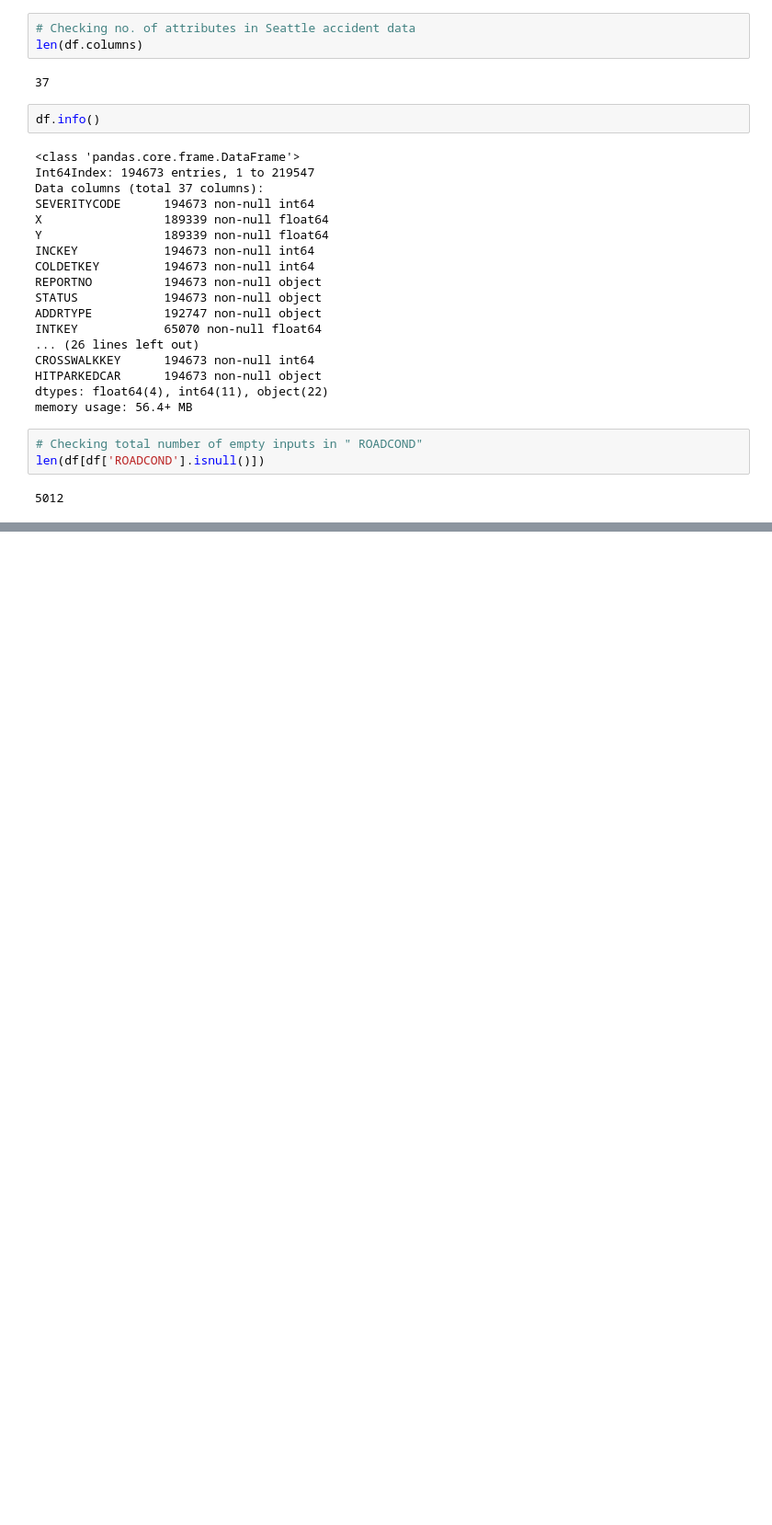
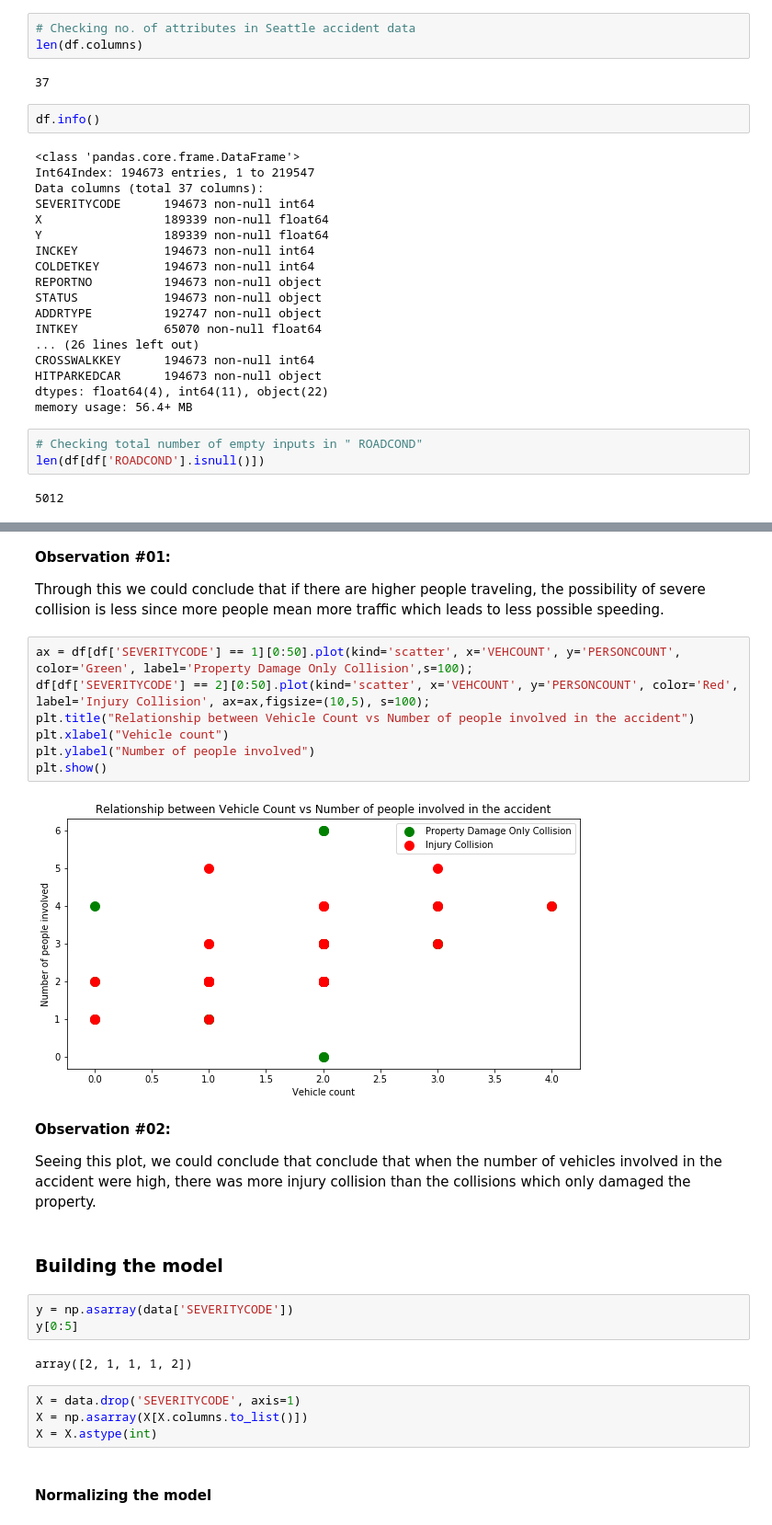
Before and after one commit to Murad1893/IBM-Applied-DataScience-Capstone-Project, a Jupyter notebook: Applied Data Science Capstone.ipynb, the cells around one changed output, grey strips where cells are left out. Shown: that part at 92% size. Cells and saved outputs as stored; diff of their text form; blank space fills up the shorter version.

```diff
--- a/Applied Data Science Capstone.ipynb
+++ b/Applied Data Science Capstone.ipynb
@@ -67,0 +173,32 @@ df['SEVERITYCODE'].value_counts().plot(kind='bar')
+# %% [markdown]
+<strong> Observation #01: </strong>
+<p> Through this we could conclude that if there are higher people traveling, the
+possibility of severe collision is less since more people mean more traffic
+which leads to less possible speeding. </p>
+# %%
+ax = df[df['SEVERITYCODE'] == 1][0:50].plot(kind='scatter', x='VEHCOUNT', y='PERSONCOUNT', color='Green', label='Property Damage Only Collision',s=100);
+df[df['SEVERITYCODE'] == 2][0:50].plot(kind='scatter', x='VEHCOUNT', y='PERSONCOUNT', color='Red', label='Injury Collision', ax=ax,figsize=(10,5), s=100);
+plt.title("Relationship between Vehicle Count vs Number of people involved in the accident")
+plt.xlabel("Vehicle count")
+plt.ylabel("Number of people involved")
+plt.show()
+# %% [output]
+[figure, added]
+# %% [markdown]
+<strong> Observation #02: </strong>
+<p> Seeing this plot, we could conclude that conclude that when the number of
+vehicles involved in the accident were high, there was more injury collision
+than the collisions which only damaged the property. </p>
+# %% [markdown]
+### Building the model
+# %%
+y = np.asarray(data['SEVERITYCODE'])
+y[0:5]
+# %% [output]
+array([2, 1, 1, 1, 2])
+# %%
+X = data.drop('SEVERITYCODE', axis=1)
+X = np.asarray(X[X.columns.to_list()])
+X = X.astype(int)
+# %% [markdown]
+#### Normalizing the model
```
Also changed, not shown: parts of 33 cells of this notebook.
